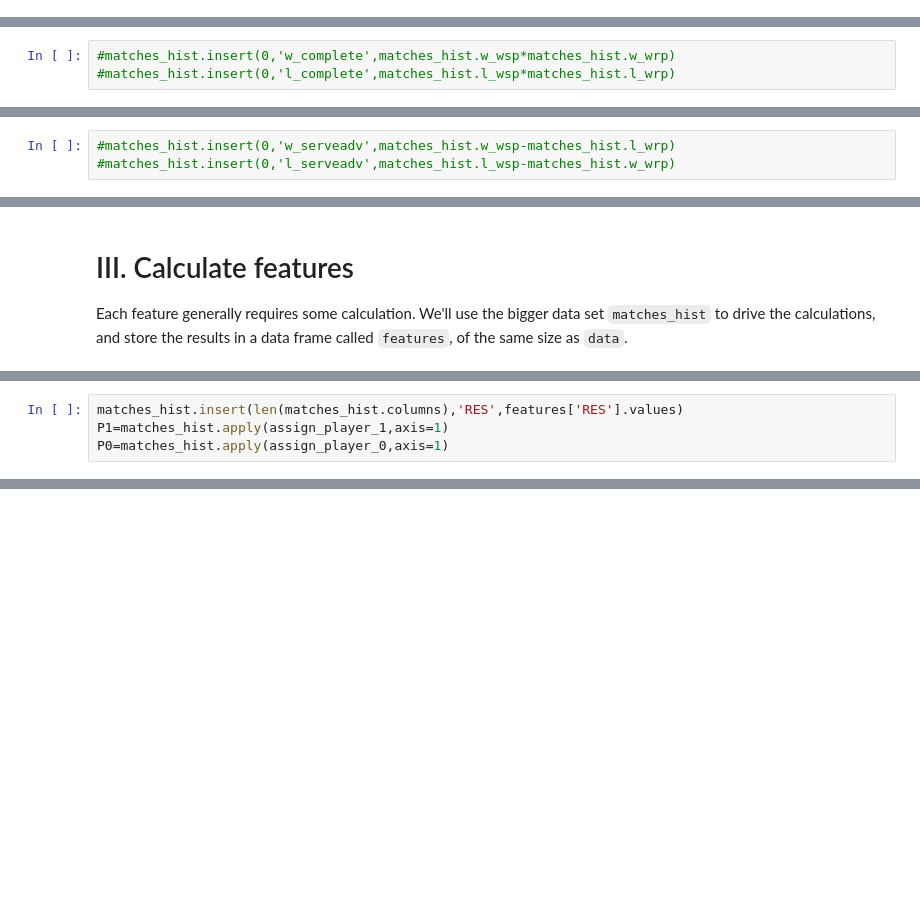
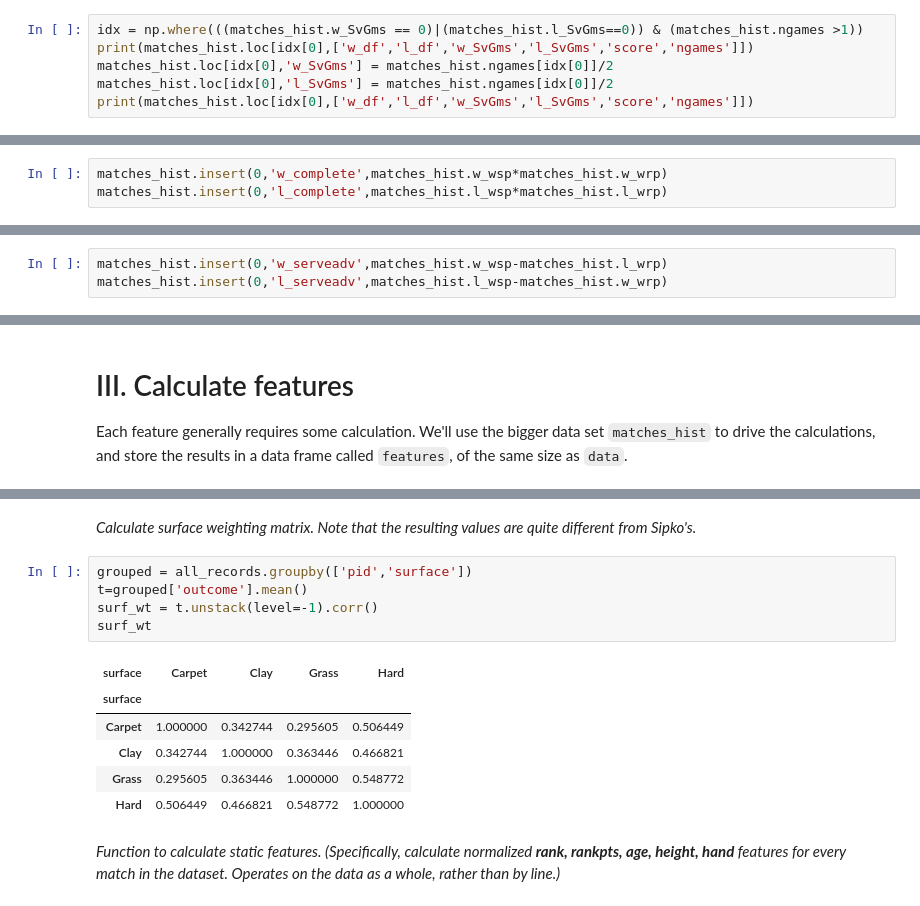
Before and after one commit to carltoews/tennis, a Jupyter notebook: notebooks/extract_features.ipynb, the cells around one changed output, grey strips where cells are left out. Saved outputs shown, nothing was run; the diff lists cells and outputs as text; blank space fills up the shorter version.

```diff
--- a/notebooks/extract_features.ipynb
+++ b/notebooks/extract_features.ipynb
@@ -196,0 +203,6 @@ matches_hist.insert(0,'l_tpw',(matches_hist.w_svpt\
+# %%
+idx = np.where(((matches_hist.w_SvGms == 0)|(matches_hist.l_SvGms==0)) & (matches_hist.ngames >1))
+print(matches_hist.loc[idx[0],['w_df','l_df','w_SvGms','l_SvGms','score','ngames']])
+matches_hist.loc[idx[0],'w_SvGms'] = matches_hist.ngames[idx[0]]/2
+matches_hist.loc[idx[0],'l_SvGms'] = matches_hist.ngames[idx[0]]/2
+print(matches_hist.loc[idx[0],['w_df','l_df','w_SvGms','l_SvGms','score','ngames']])
@@ -229,8 +254,8 @@ $$
 
 **Note:** *might be more useful to aggregate first, rather than compute on a per-match basis.*
 # %%
-#matches_hist.insert(0,'w_complete',matches_hist.w_wsp*matches_hist.w_wrp)
-#matches_hist.insert(0,'l_complete',matches_hist.l_wsp*matches_hist.l_wrp)
+matches_hist.insert(0,'w_complete',matches_hist.w_wsp*matches_hist.w_wrp)
+matches_hist.insert(0,'l_complete',matches_hist.l_wsp*matches_hist.l_wrp)
 # %% [markdown]
 *Calculate player **service advantage (serveadv)**, defined as*
 
@@ -240,5 +265,5 @@ $$
 
 **Note:** *as with **complete**, it might be more useful to aggregated first*
 # %%
-#matches_hist.insert(0,'w_serveadv',matches_hist.w_wsp-matches_hist.l_wrp)
-#matches_hist.insert(0,'l_serveadv',matches_hist.l_wsp-matches_hist.w_wrp)
+matches_hist.insert(0,'w_serveadv',matches_hist.w_wsp-matches_hist.l_wrp)
+matches_hist.insert(0,'l_serveadv',matches_hist.l_wsp-matches_hist.w_wrp)
@@ -539,4 +298,0 @@ def assign_player_0(x):
-# %%
-matches_hist.insert(len(matches_hist.columns),'RES',features['RES'].values)
-P1=matches_hist.apply(assign_player_1,axis=1)
-P0=matches_hist.apply(assign_player_0,axis=1)
@@ -655,0 +416,16 @@ P0=pd.merge(P0,t2[['PID','SSWPCT_HIST']],how='inner',on='PID')
+# %% [markdown]
+*Calculate surface weighting matrix.  Note that the resulting values are quite different from Sipko's.*
+# %%
+grouped = all_records.groupby(['pid','surface'])
+t=grouped['outcome'].mean()
+surf_wt = t.unstack(level=-1).corr()
+surf_wt
+# %% [output]
+| surface | Carpet | Clay | Grass | Hard |
+| surface |  |  |  |  |
+| Carpet | 1.000000 | 0.342744 | 0.295605 | 0.506449 |
+| Clay | 0.342744 | 1.000000 | 0.363446 | 0.466821 |
+| Grass | 0.295605 | 0.363446 | 1.000000 | 0.548772 |
+| Hard | 0.506449 | 0.466821 | 0.548772 | 1.000000 |
+# %% [markdown]
+*Function to calculate static features.  (Specifically, calculate normalized **rank, rankpts, age, height, hand** features for every match in the dataset.  Operates on the data as a whole, rather than by line.)*
```
Also changed, not shown: parts of 72 cells of this notebook, 2 other files.
